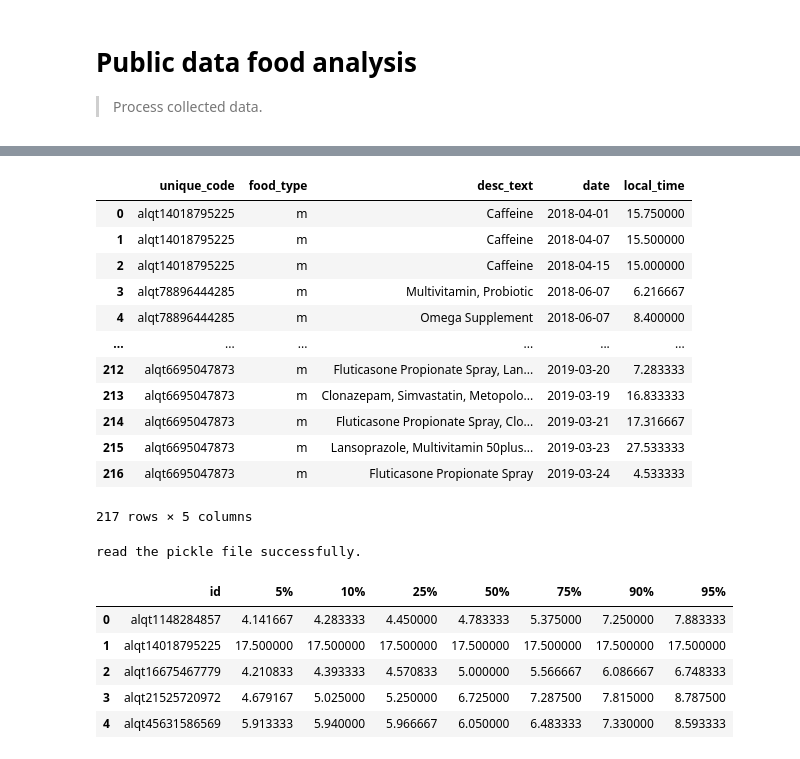
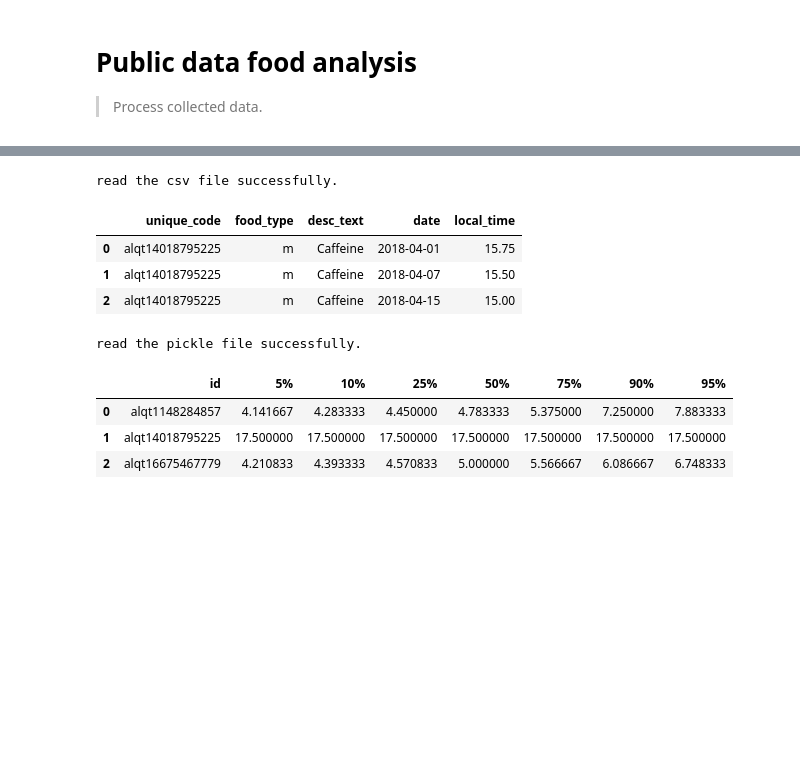
Before and after one commit to tktran11/treets, a Jupyter notebook: 00_core.ipynb, the cells around one changed output, grey strips where cells are left out. Drawn from its saved outputs; the diff is of its cells as text; code cells hidden in the pictures; blank space fills up the shorter version.

```diff
--- a/00_core.ipynb
+++ b/00_core.ipynb
@@ -23,3 +22,30 @@ import pickle
 from datetime import date
 from datetime import datetime
 from collections import defaultdict
+# %%
+def universal_key(in_path):
+    """
+    Description:\n
+        This is a helper function that converts pickle and csv file into a pd dataframe.\n
+
+    Input:\n
+        - in_path : input path, csv or pickle file\n
+
+    Output:\n
+        - df : dataframe format of the in_path file.\n
+
+    """
+
+    if isinstance(in_path, str):
+        if in_path.split('.')[-1] == 'pickle':
+            # load data
+            pickle_file = open(in_path, 'rb')
+            df = pickle.load(pickle_file)
+            print('read the pickle file successfully.')
+        if in_path.split('.')[-1] == 'csv':
+            df = pd.read_csv(in_path)
+            print('read the csv file successfully.')
+    else:
+        df = in_path
+
+    return df
@@ -427,19 +404,11 @@ read the pickle file successfully.
 # %%
-df = load_public_data('data/test_food_details.csv',export=False)
-get_certain_types(df, ['m'])
+df = load_public_data('data/test_food_details.csv')
+get_certain_types(df, ['m']).head(3)
 # %% [output]
+read the csv file successfully.
 |  | unique_code | food_type | desc_text | date | local_time |
-| 0 | alqt14018795225 | m | Caffeine | 2018-04-01 | 15.750000 |
-| 1 | alqt14018795225 | m | Caffeine | 2018-04-07 | 15.500000 |
-| 2 | alqt14018795225 | m | Caffeine | 2018-04-15 | 15.000000 |
-| 3 | alqt78896444285 | m | Multivitamin, Probiotic | 2018-06-07 | 6.216667 |
-| 4 | alqt78896444285 | m | Omega Supplement | 2018-06-07 | 8.400000 |
-| ... | ... | ... | ... | ... | ... |
-| 212 | alqt6695047873 | m | Fluticasone Propionate Spray, Lan... | 2019-03-20 | 7.283333 |
-| 213 | alqt6695047873 | m | Clonazepam, Simvastatin, Metopolo... | 2019-03-19 | 16.833333 |
-| 214 | alqt6695047873 | m | Fluticasone Propionate Spray, Clo... | 2019-03-21 | 17.316667 |
-| 215 | alqt6695047873 | m | Lansoprazole, Multivitamin 50plus... | 2019-03-23 | 27.533333 |
-| 216 | alqt6695047873 | m | Fluticasone Propionate Spray | 2019-03-24 | 4.533333 |
+| 0 | alqt14018795225 | m | Caffeine | 2018-04-01 | 15.75 |
+| 1 | alqt14018795225 | m | Caffeine | 2018-04-07 | 15.50 |
+| 2 | alqt14018795225 | m | Caffeine | 2018-04-15 | 15.00 |
-217 rows × 5 columns
 # %%
 # export
@@ -482,13 +451,11 @@ def breakfast_analysis_summary(in_path, out_path=None, export = False):
     return breakfast_summary_df
 # %%
-breakfast_analysis_summary('data/output/public_basline_usable_expanded.pickle').head()
+breakfast_analysis_summary('data/output/public_basline_usable_expanded.pickle').head(3)
 # %% [output]
 read the pickle file successfully.
 |  | id | 5% | 10% | 25% | 50% | 75% | 90% | 95% |
 | 0 | alqt1148284857 | 4.141667 | 4.283333 | 4.450000 | 4.783333 | 5.375000 | 7.250000 | 7.883333 |
 | 1 | alqt14018795225 | 17.500000 | 17.500000 | 17.500000 | 17.500000 | 17.500000 | 17.500000 | 17.500000 |
 | 2 | alqt16675467779 | 4.210833 | 4.393333 | 4.570833 | 5.000000 | 5.566667 | 6.086667 | 6.748333 |
-| 3 | alqt21525720972 | 4.679167 | 5.025000 | 5.250000 | 6.725000 | 7.287500 | 7.815000 | 8.787500 |
-| 4 | alqt45631586569 | 5.913333 | 5.940000 | 5.966667 | 6.050000 | 6.483333 | 7.330000 | 8.593333 |
 # %%
 # export
```
Also changed, not shown: parts of 26 cells of this notebook, 10 other files.
